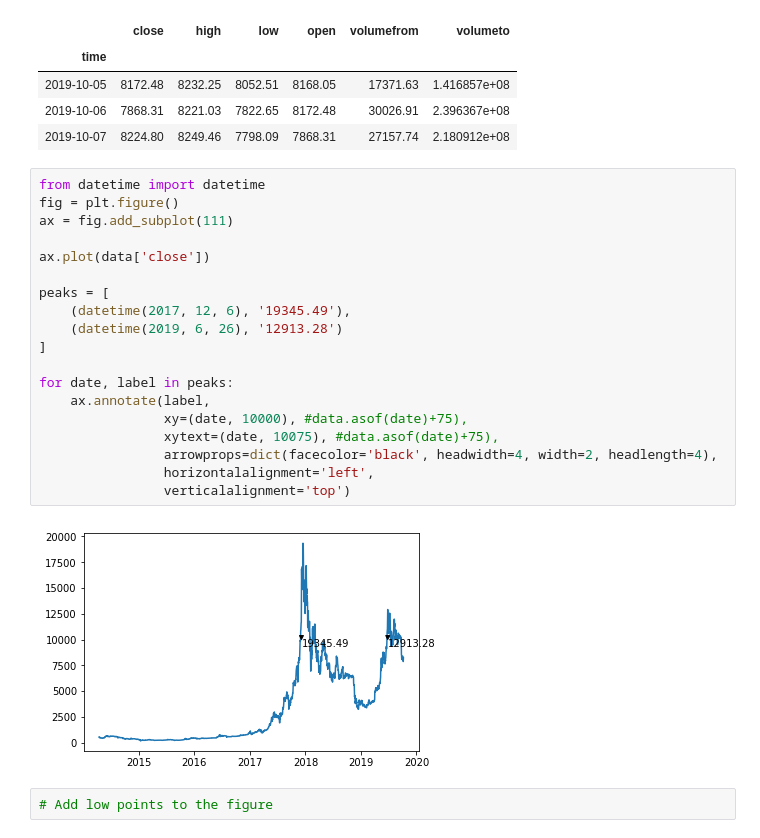
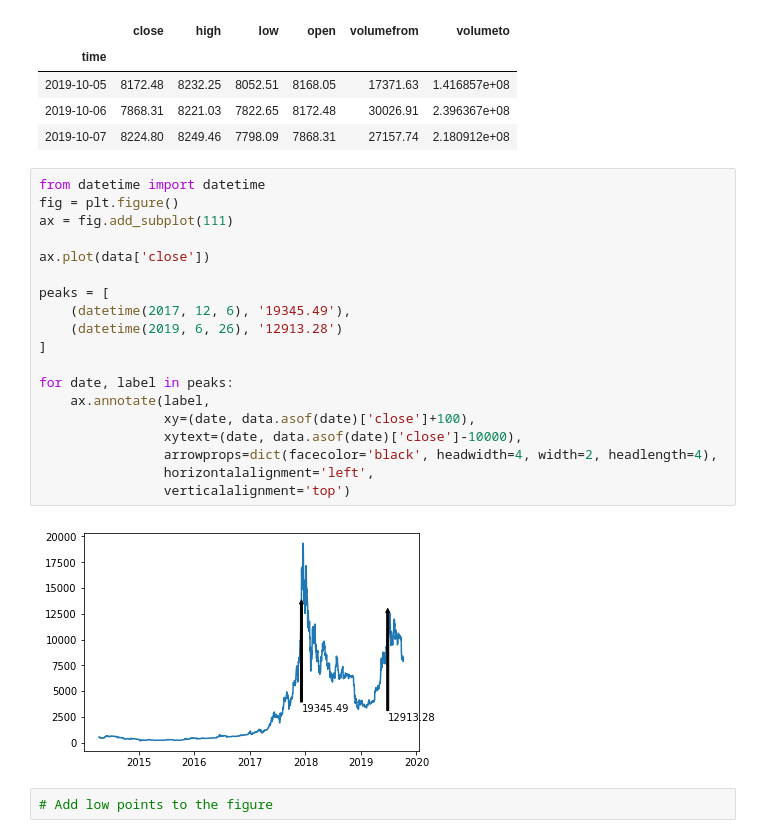
Before and after one commit to ch00226855/CMP464-Fall2019, a Jupyter notebook: Week7_Matplotlib_Part2.ipynb, the cells around one changed output. Cells and saved outputs as stored; diff of their text form.

```diff
--- a/Week7_Matplotlib_Part2.ipynb
+++ b/Week7_Matplotlib_Part2.ipynb
@@ -192,24 +192,24 @@ data.tail(3)
 # %%
 from datetime import datetime
 fig = plt.figure()
 ax = fig.add_subplot(111)
 
 ax.plot(data['close'])
 
 peaks = [
     (datetime(2017, 12, 6), '19345.49'),
     (datetime(2019, 6, 26), '12913.28')
 ]
 
 for date, label in peaks:
     ax.annotate(label,
-                xy=(date, 10000), #data.asof(date)+75),
-                xytext=(date, 10075), #data.asof(date)+75),
+                xy=(date, data.asof(date)['close']+100),
+                xytext=(date, data.asof(date)['close']-10000),
                 arrowprops=dict(facecolor='black', headwidth=4, width=2, headlength=4),
                 horizontalalignment='left',
                 verticalalignment='top')
 # %% [output]
-[figure, old version]
+[figure, new version]
 # %%
 # Add low points to the figure
 # %%
```
